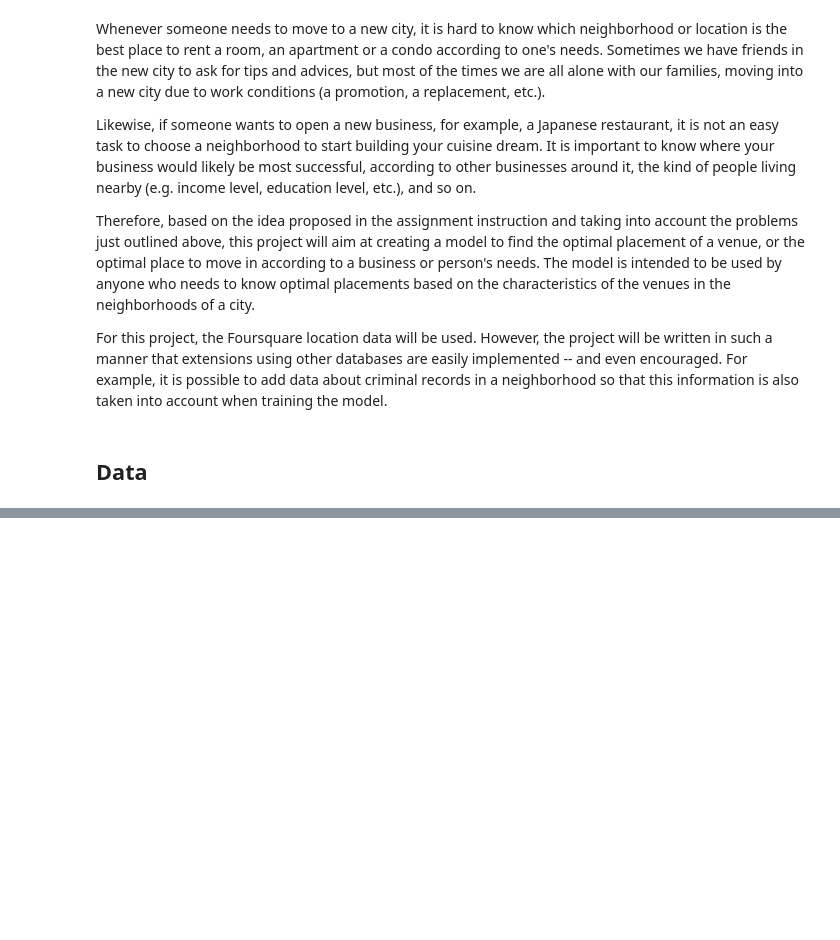
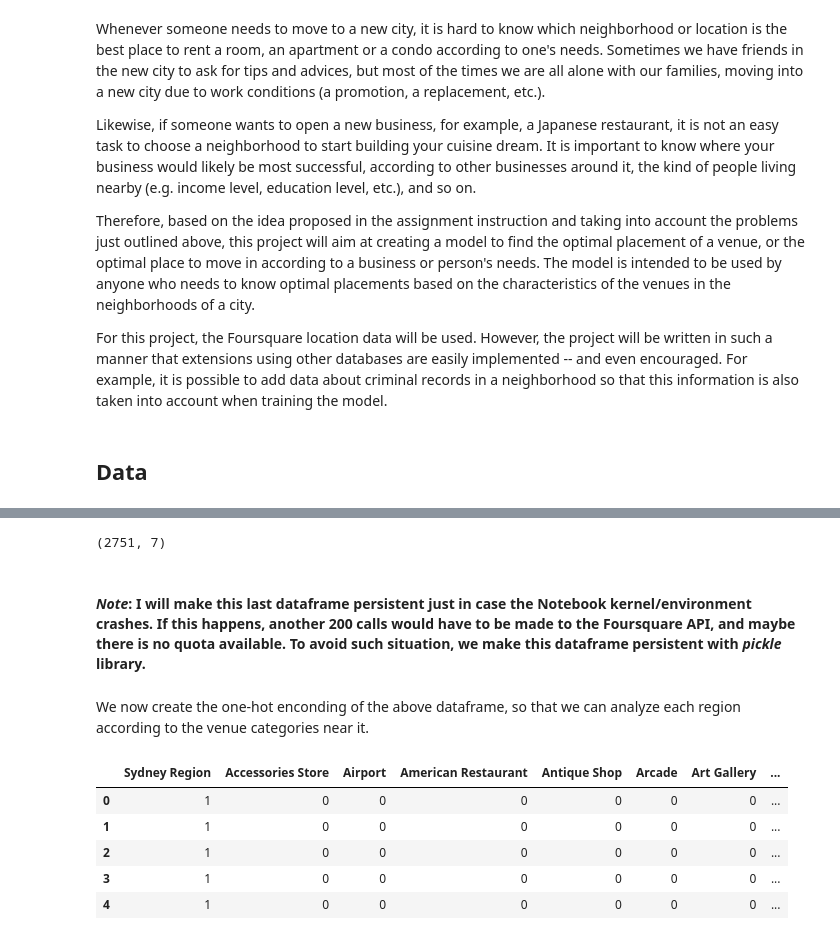
Before and after one commit to edauricio/Coursera_Capstone, a Jupyter notebook: final_IBM_project.ipynb, the cells around one changed output, grey strips where cells are left out. Drawn from its saved outputs; the diff is of its cells as text; code cells hidden in the pictures; blank space fills up the shorter version.

Commit message:
Final version of the Final Capstone Project notebook

```diff
--- a/final_IBM_project.ipynb
+++ b/final_IBM_project.ipynb
@@ -19,0 +197,5 @@ With the information about venues around a given neighborhood, we then create a
+# %%
+sydney_df = pd.DataFrame(df_rows)
+sydney_df.columns = ['Suburb', 'Latitude','Longitude']
+
+sydney_df.head()
@@ -19,0 +324,28 @@ With the information about venues around a given neighborhood, we then create a
+# %%
+# Set up our app credentials
+client_id = 'XSSMD5IEFHMJT0UTBQ2U1SW4IBFS1H04GZG4TXXAL1IEMOVX'
+client_secret = '53DFQ1DWAR20AL1QUVAU2CQNROGA13MCNKTLBZ3HNODVVUM3'
+version = '20180605'
+# %%
+# Since each clustered region spams roughly the suburbs within a radius of 1000 meters, this is
+# the radius that we will explore
+rad = 1000
+limit = 50
+
+base_url = 'https://api.foursquare.com/v2/venues/explore?client_id={}&client_secret={}&v={}&radius={}&limit={}'.format(
+            client_id, client_secret, version, rad, limit)
+
+venues_list = []
+
+for reg, lat, long in zip(sydney_regions_df['Sydney Region'], sydney_regions_df['Latitude'], sydney_regions_df['Longitude']):
+    url = base_url + '&ll={},{}'.format(lat, long)
+
+    venues = requests.get(url).json()['response']['groups'][0]['items']
+
+    for v in venues:
+        venues_list.append([reg, lat, long, v['venue']['name'], v['venue']['categories'][0]['name'], v['venue']['location']['lat'], v['venue']['location']['lng']])
+# %%
+df_columns = ['Sydney Region', 'Region Latitude', 'Region Longitude', 'Venue Name', 'Venue Category',
+             'Venue Latitude', 'Venue Longitude']
+regions_venues_df = pd.DataFrame(venues_list, columns=df_columns)
+regions_venues_df.head()
@@ -19,0 +359,6 @@ With the information about venues around a given neighborhood, we then create a
+# %%
+regions_venues_df.shape
+# %% [output]
+(2751, 7)
+# %% [markdown]
+#### ***Note***: I will make this last dataframe persistent just in case the Notebook kernel/environment crashes. If this happens, another 200 calls would have to be made to the Foursquare API, and maybe there is no quota available. To avoid such situation, we make this dataframe persistent with *pickle* library.
@@ -19,0 +369,19 @@ With the information about venues around a given neighborhood, we then create a
+# %% [markdown]
+We now create the one-hot enconding of the above dataframe, so that we can analyze each region according to the venue categories near it.
+# %%
+regions_onehot = pd.get_dummies(regions_venues_df[['Venue Category']], prefix="", prefix_sep="")
+
+regions_onehot['Sydney Region'] = regions_venues_df['Sydney Region']
+
+# Fix the columns so that Sydney Region is the first column
+col_order = ['Sydney Region'] + [col for col in regions_onehot.columns if not col == 'Sydney Region']
+regions_onehot = regions_onehot[col_order]
+
+regions_onehot.head()
+# %% [output]
+|  | Sydney Region | Accessories Store | Airport | American Restaurant | Antique Shop | Arcade | Art Gallery | ... |
+| 0 | 1 | 0 | 0 | 0 | 0 | 0 | 0 | ... |
+| 1 | 1 | 0 | 0 | 0 | 0 | 0 | 0 | ... |
+| 2 | 1 | 0 | 0 | 0 | 0 | 0 | 0 | ... |
+| 3 | 1 | 0 | 0 | 0 | 0 | 0 | 0 | ... |
+| 4 | 1 | 0 | 0 | 0 | 0 | 0 | 0 | ... |
```
Also changed, not shown: parts of 56 cells of this notebook, 2 other files.
